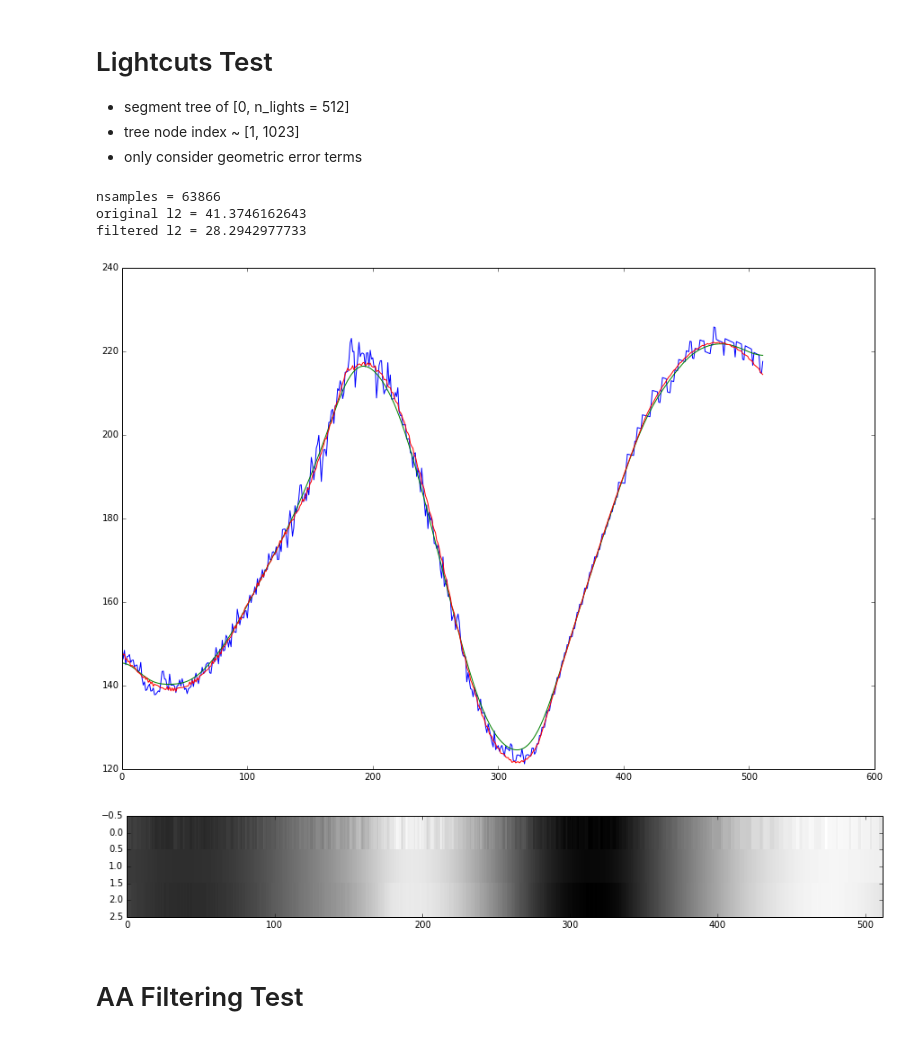
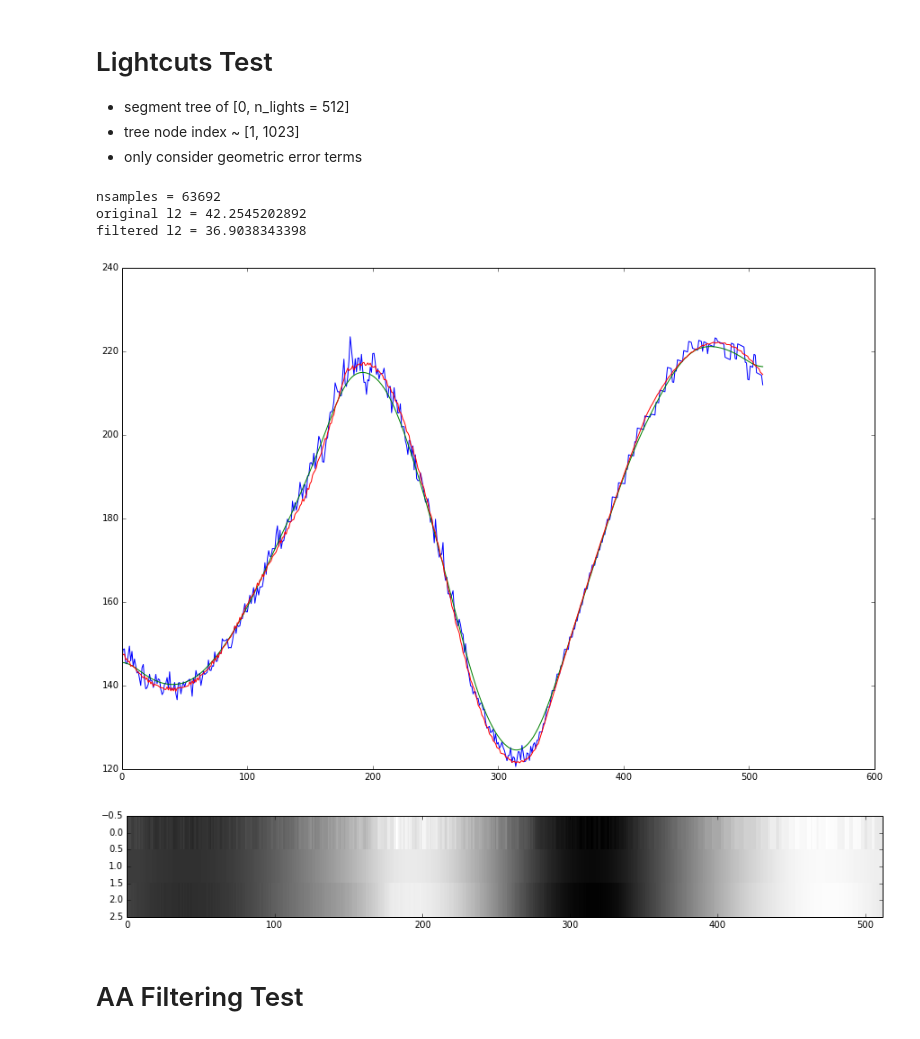
Before and after one commit to winmad/many_lights, a Jupyter notebook: LT_Matrix.ipynb, the cells around one changed output. Drawn from its saved outputs; the diff is of its cells as text; code cells hidden in the pictures.

```diff
--- a/LT_Matrix.ipynb
+++ b/LT_Matrix.ipynb
@@ -202,8 +202,8 @@ build_light_tree(1, 0, 1)
 #print light_reps
 
 def get_cum_intensity(l, r) :
-    r_idx = int(r*n_lights+0.5)
-    l_idx = int(l*n_lights+0.5)
+    r_idx = int(r*(n_lights-1)+0.5)
+    l_idx = int(l*(n_lights-1)+0.5)
     return cum_lights[r_idx] - cum_lights[l_idx]
 
 def get_light_index(pos):
@@ -248,37 +248,37 @@ def refine_light_cut(pixel_index):
                 max_err = geo_error_term(x, node) * get_cluster_intensity(node)
                 choose_node = node
         if max_err > total_radiance * ratio:
             total_radiance -= calc_cluster_contribution(x, choose_node)
             total_radiance += calc_cluster_contribution(x, choose_node * 2)
             total_radiance += calc_cluster_contribution(x, choose_node * 2 + 1)
             q.remove(choose_node)
             q.append(choose_node * 2)
             q.append(choose_node * 2 + 1)
             n_samples += 1
         else:
             break
     return total_radiance
 
 pixels = np.zeros(n_pixels)
 for i in range(n_pixels):
     pixels[i] += refine_light_cut(i)
 pixels_filtered = ndimage.filters.gaussian_filter(pixels, pixel_sigma*n_pixels)
 plt.figure(figsize = (15, 10))
 plt.plot(pixels);
 plt.plot(pixels_filtered);
 plt.plot(ref);
 
 plt.figure(figsize = (15, 2))
 plt.imshow(np.vstack((pixels, pixels_filtered, ref)), cmap = 'gray', interpolation='nearest', aspect='auto');
 
 print 'nsamples =', n_samples
 print 'original l2 =', np.sqrt(sum((pixels-ref)**2 * wnd))
 print 'filtered l2 =', np.sqrt(sum((pixels_filtered-ref)**2 * wnd))
 # %% [output]
-nsamples = 63866
-original l2 = 41.3746162643
-filtered l2 = 28.2942977733
+nsamples = 63692
+original l2 = 42.2545202892
+filtered l2 = 36.9038343398
-[figure, old version]
+[figure, new version]
 [figure]
 # %% [markdown]
 # AA Filtering Test
```
Also changed, not shown: parts of 1 cell of this notebook.
